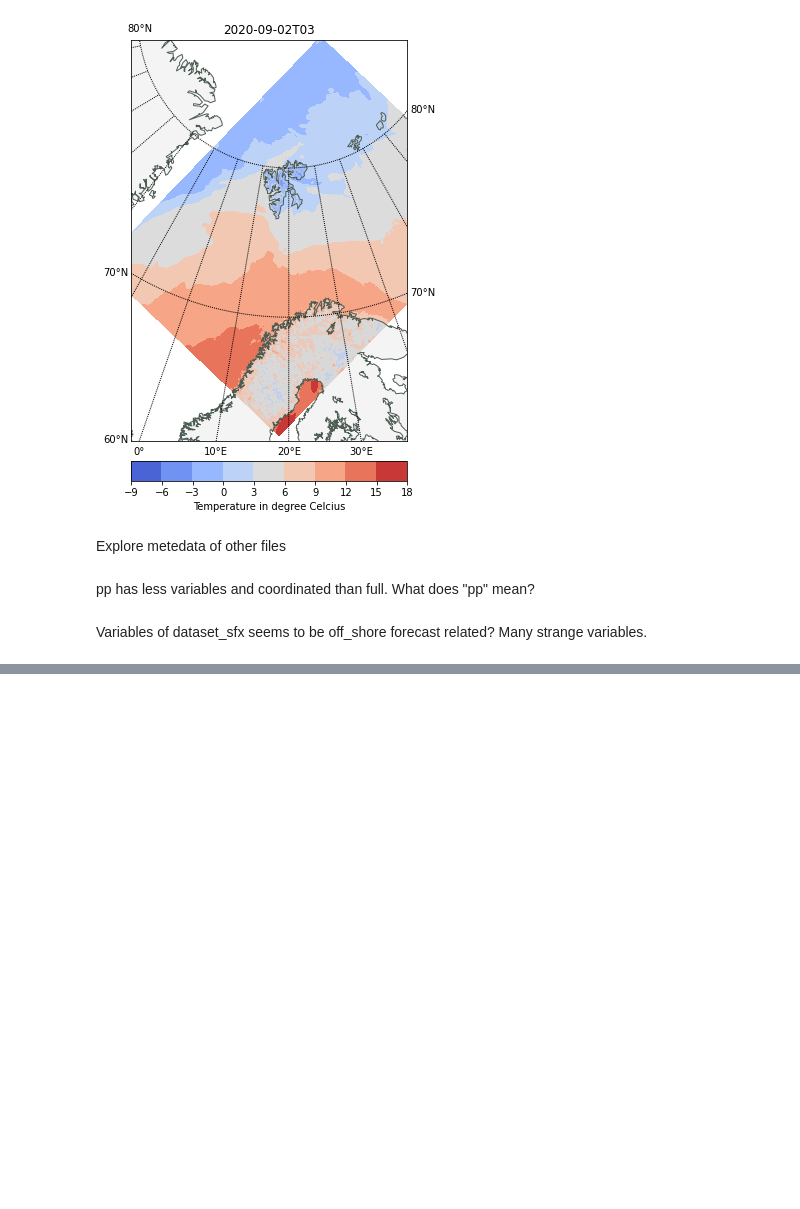
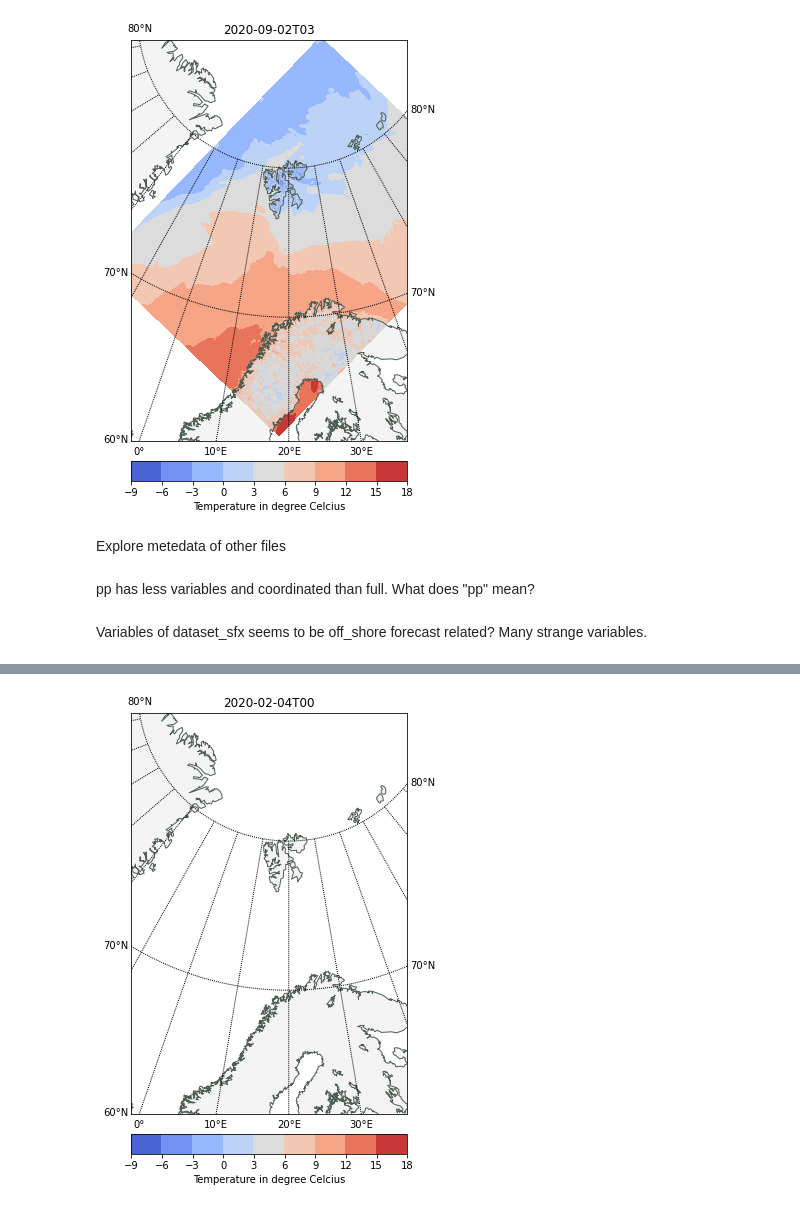
Before and after one commit to eirikngard/GEO4902, a Jupyter notebook: Access_forecast.ipynb, the cells around one changed output, grey strips where cells are left out. Saved outputs shown, nothing was run; the diff lists cells and outputs as text; code cells hidden in the pictures; blank space fills up the shorter version.

```diff
--- a/Access_forecast.ipynb
+++ b/Access_forecast.ipynb
@@ -123,0 +144,33 @@ plt.show()
+# %%
+#url='https://thredds.met.no/thredds/dodsC/aromearcticlatest/arome_arctic_full_2_5km_20200204T00Z.nc'
+url='https://thredds.met.no/thredds/dodsC/aromearcticarchive/2020/02/04/arome_arctic_vc_2_5km_20200204T00Z.nc'
+dataset = xr.open_dataset(url)
+
+from mpl_toolkits.basemap import Basemap
+
+timestep=0
+
+
+fig = plt.figure(figsize=(7.2,7.2)) #11.7
+plt.subplots_adjust(left=0.05, right=0.95, top=0.90, bottom=0.05, wspace=0.15, hspace=0.05)
+ax = plt.subplot(111)
+m = Basemap(projection='stere',
+            boundinglat=60, lon_0=20, lat_0=78.4,
+            resolution='l',
+            llcrnrlat= 60.0, urcrnrlat=82.0, llcrnrlon=-1.0, urcrnrlon=100.0)
+
+m.drawcoastlines(color='#4D5D53'); m.fillcontinents(alpha=0.2)
+parallels = np.arange(0.,90,10); m.drawparallels(parallels,labels=[1,1,1,0],fontsize=10)
+meridians = np.arange(0.,360.,10); m.drawmeridians(meridians,labels=[0,0,0,1],latmax=80,fontsize=10)
+
+x, y = m(np.array(dataset.longitude),np.array(dataset.latitude))               # compute map proj coordinates.
+
+try:
+  cs=m.contourf(x,y,np.array( dataset.x_wind_ml[timestep,0,:,:])-273.15,cmap=plt.cm.coolwarm,extemd='max')
+except ValueError:
+  pass
+plt.title (np.datetime_as_string(dataset.time[0],unit='h'))
+cbar = m.colorbar(cs,location='bottom',pad="5%")
+cbar.set_label('Temperature in degree Celcius')
+# %% [output]
+[figure, added]
```
Also changed, not shown: parts of 8 cells of this notebook.
